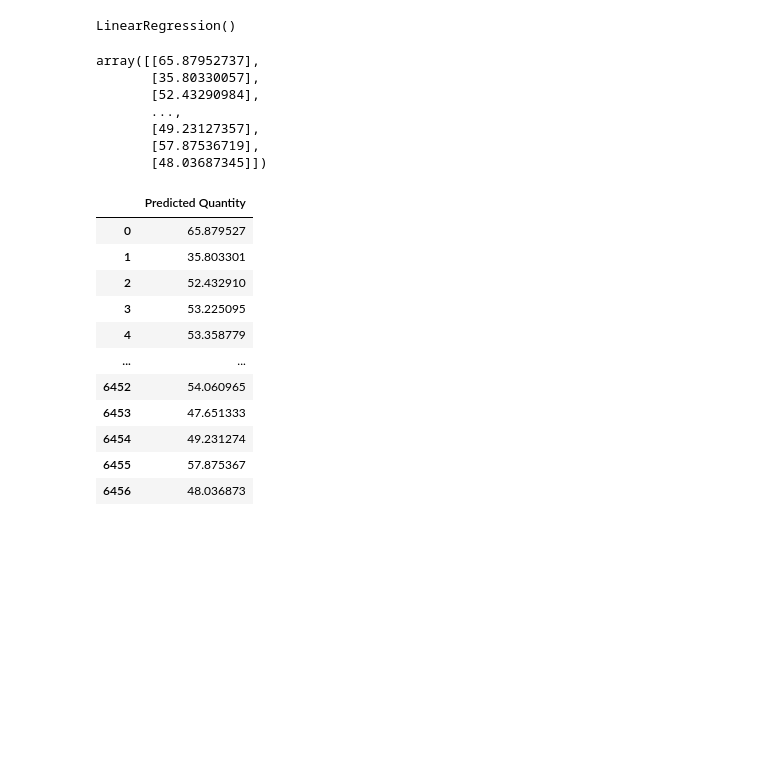
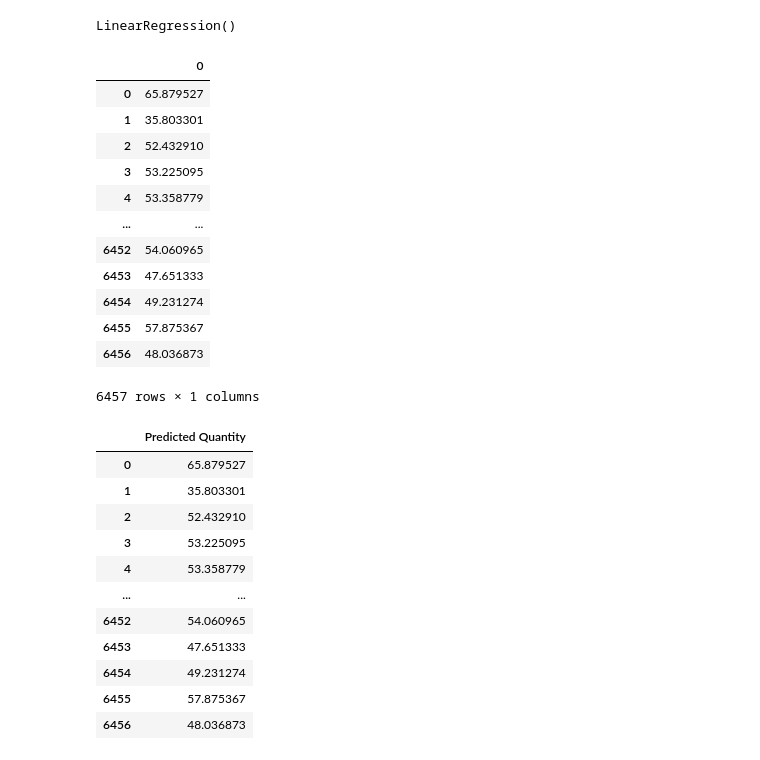
Before and after one commit to DKnightAnon/DEDS_repository, a Jupyter notebook: Week 8/Practicum_8.1_Regressiemodellen.ipynb, the cells around one changed output. Cells and saved outputs as stored; diff of their text form; code cells hidden in the pictures; blank space fills up the shorter version.

```diff
--- a/Week 8/Practicum_8.1_Regressiemodellen.ipynb
+++ b/Week 8/Practicum_8.1_Regressiemodellen.ipynb
@@ -220,15 +220,21 @@ reg_model
 LinearRegression()
 # %%
 y_prediction = reg_model.predict(x_test)
-y_prediction
+display(pd.DataFrame(y_prediction))
 # %% [output]
+|  | 0 |
+| 0 | 65.879527 |
+| 1 | 35.803301 |
+| 2 | 52.432910 |
+| 3 | 53.225095 |
+| 4 | 53.358779 |
+| ... | ... |
+| 6452 | 54.060965 |
+| 6453 | 47.651333 |
+| 6454 | 49.231274 |
+| 6455 | 57.875367 |
+| 6456 | 48.036873 |
-array([[65.87952737],
-       [35.80330057],
-       [52.43290984],
-       ...,
-       [49.23127357],
-       [57.87536719],
-       [48.03687345]])
+6457 rows × 1 columns
 # %%
 prediction_DF = pd.DataFrame(y_prediction)
 prediction_DF = prediction_DF.rename(columns= {0 : "Predicted Quantity"})
```
Also changed, not shown: parts of 2 cells of this notebook, 2 other files.
